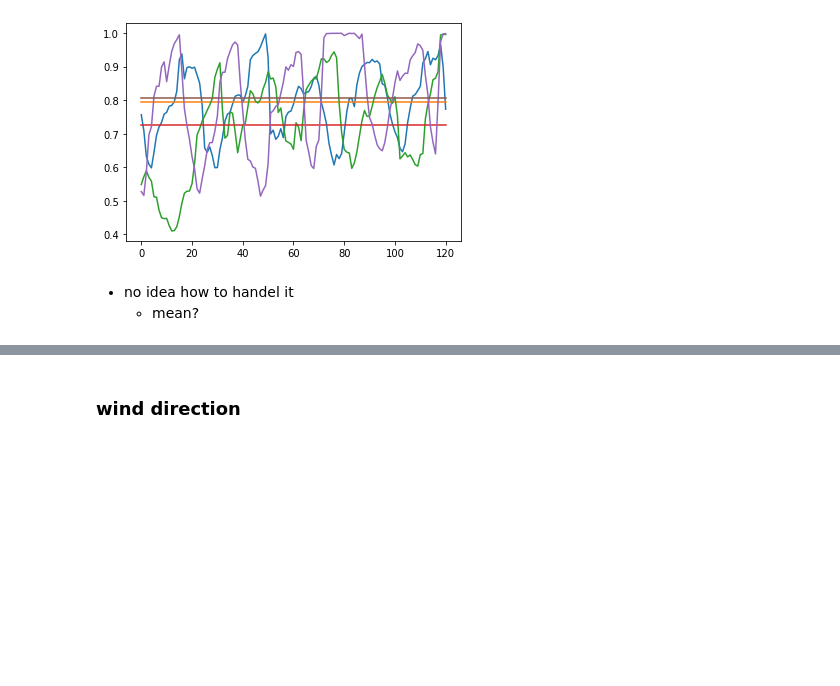
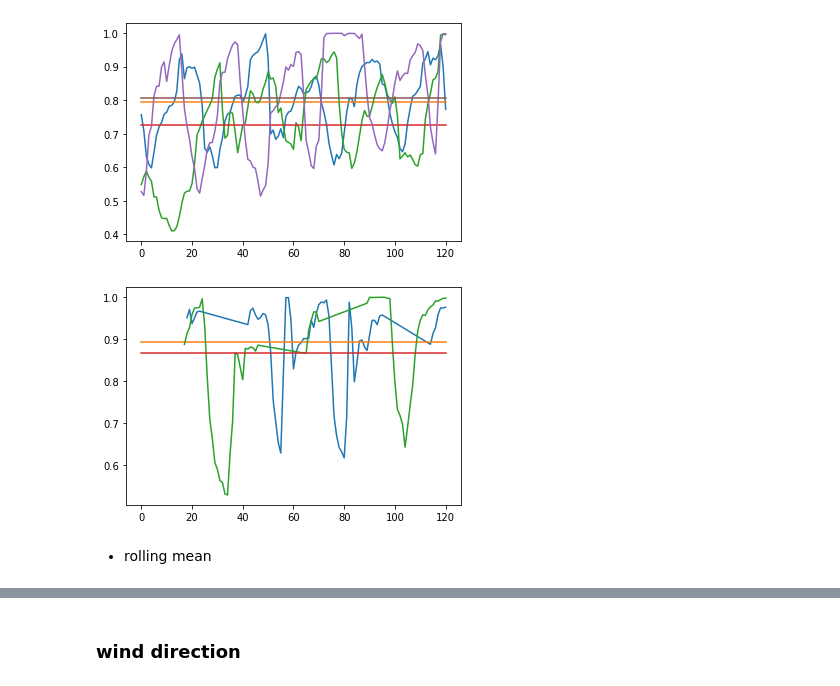
Before and after one commit to sm4rtm4art/airquality, a Jupyter notebook: alternative_EDA.ipynb, the cells around one changed output, grey strips where cells are left out. Drawn from its saved outputs; the diff is of its cells as text; code cells hidden in the pictures; blank space fills up the shorter version.

```diff
--- a/alternative_EDA.ipynb
+++ b/alternative_EDA.ipynb
@@ -83,9 +85,3 @@ percentage of missing values
 # %%
 #
 data_nan = train.drop(list_columns, axis=1)
-# %%
-counter = 0
-for i, col in enumerate(data_nan.columns):
-
-    sns.histplot(data_nan[col], bins=10, kde=True) #, ax=[int(counter/3)][counter%3])
-    plt.title(col)
@@ -104,7 +98,8 @@ sns.displot(data_nan, x = data_nan['sum'], kind="ecdf")
 [figure]
 # %%
 for i in [90, 80, 70, 60, 50, 40]:
-    print('{:.2%} observation contains more than {}% of missing values'.format(data_nan[(data_nan['sum']>i)].ID.count()/15539, i))
+    print('{:.2%} observation contains more than {}% of missing values'
+                .format(data_nan[(data_nan['sum']>i)].ID.count()/15539, i))
 # %% [output]
 0.00% observation contains more than 90% of missing values
 1.70% observation contains more than 80% of missing values
@@ -165,0 +163,17 @@ data_process.shape
+# %%
+list_columns = ['temp', 'precip', 'rel_humidity', 'wind_dir', 'wind_spd', 'atmos_press']
+def count_nan(row):
+    counter = 0
+    if isinstance(row, type(list())):
+        for x in row:
+            if np.isnan(x):
+                counter += 1
+        return counter
+    else: return np.nan
+
+for col in list_columns:
+    train['nan_' + str(col)] = round(train[col].apply(count_nan))
+data_nan = train.drop(list_columns, axis=1)
+
+data_nan['sum'] = round(data_nan.sum(axis=1, numeric_only=True)/726*100,2)
+data_nan.shape
@@ -426,6 +460,12 @@ for observ in humidity[(humidity['count_nan']== 0)].rel_humidity[2:5]:
     sns.lineplot(x=[i for i in range(len(observ))] ,y=np.nanmean(observ))
 # %% [output]
 [figure]
-# %% [markdown]
-- no idea how to handel it
-   - mean?
+# %%
+
+for observ in humidity[(humidity['count_nan']> 50)&(humidity['count_nan']< 60)].rel_humidity[2:4]:
+    sns.lineplot(x=[i for i in range(len(observ))] ,y=observ)
+    sns.lineplot(x=[i for i in range(len(observ))] ,y=np.nanmean(observ))
+# %% [output]
+[figure, added]
+# %% [markdown]
+- rolling mean
```
Also changed, not shown: parts of 21 cells of this notebook, 3 other files.
